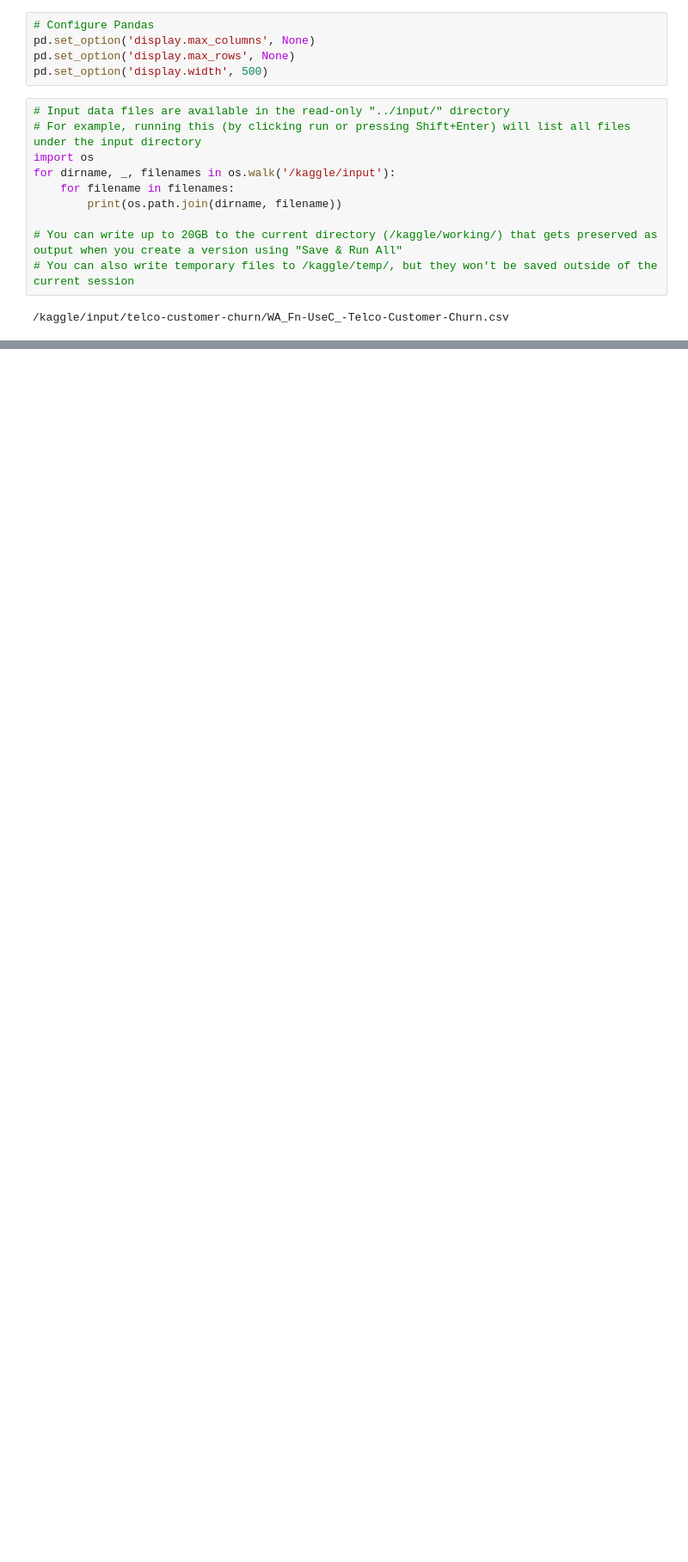
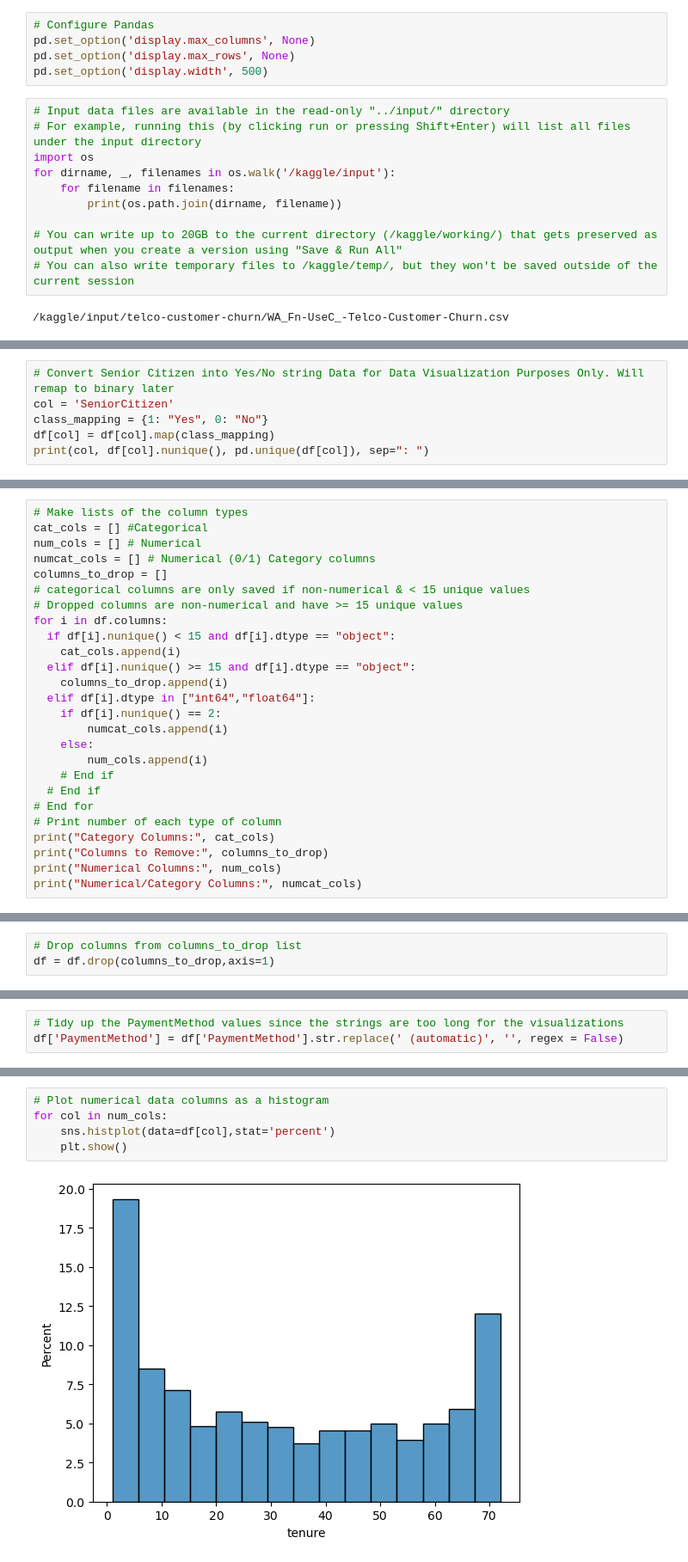
Before and after one commit to cvarney/telco_customer_churn, a Jupyter notebook: varney_christopher_churn.ipynb, the cells around one changed output, grey strips where cells are left out. Shown at 86% size. Drawn from its saved outputs; the diff is of its cells as text; blank space fills up the shorter version.

```diff
--- a/varney_christopher_churn.ipynb
+++ b/varney_christopher_churn.ipynb
@@ -123,0 +202,6 @@ df_telco.describe()
+# %%
+# Convert Senior Citizen into Yes/No string Data for Data Visualization Purposes Only. Will remap to binary later
+col = 'SeniorCitizen'
+class_mapping = {1: "Yes", 0: "No"}
+df[col] = df[col].map(class_mapping)
+print(col, df[col].nunique(), pd.unique(df[col]), sep=": ")
@@ -123,0 +223,26 @@ df_telco.describe()
+# %%
+# Make lists of the column types
+cat_cols = [] #Categorical
+num_cols = [] # Numerical
+numcat_cols = [] # Numerical (0/1) Category columns
+columns_to_drop = []
+# categorical columns are only saved if non-numerical & < 15 unique values
+# Dropped columns are non-numerical and have >= 15 unique values
+for i in df.columns:
+  if df[i].nunique() < 15 and df[i].dtype == "object":
+    cat_cols.append(i)
+  elif df[i].nunique() >= 15 and df[i].dtype == "object":
+    columns_to_drop.append(i)
+  elif df[i].dtype in ["int64","float64"]:
+    if df[i].nunique() == 2:
+        numcat_cols.append(i)
+    else:
+        num_cols.append(i)
+    # End if
+  # End if
+# End for
+# Print number of each type of column
+print("Category Columns:", cat_cols)
+print("Columns to Remove:", columns_to_drop)
+print("Numerical Columns:", num_cols)
+print("Numerical/Category Columns:", numcat_cols)
@@ -123,0 +259,3 @@ df_telco.describe()
+# %%
+# Drop columns from columns_to_drop list
+df = df.drop(columns_to_drop,axis=1)
@@ -123,0 +264,3 @@ df_telco.describe()
+# %%
+# Tidy up the PaymentMethod values since the strings are too long for the visualizations
+df['PaymentMethod'] = df['PaymentMethod'].str.replace(' (automatic)', '', regex = False)
@@ -123,0 +292,7 @@ df_telco.describe()
+# %%
+# Plot numerical data columns as a histogram
+for col in num_cols:
+    sns.histplot(data=df[col],stat='percent')
+    plt.show()
+# %% [output]
+[figure, added]
```
Also changed, not shown: parts of 65 cells of this notebook.
